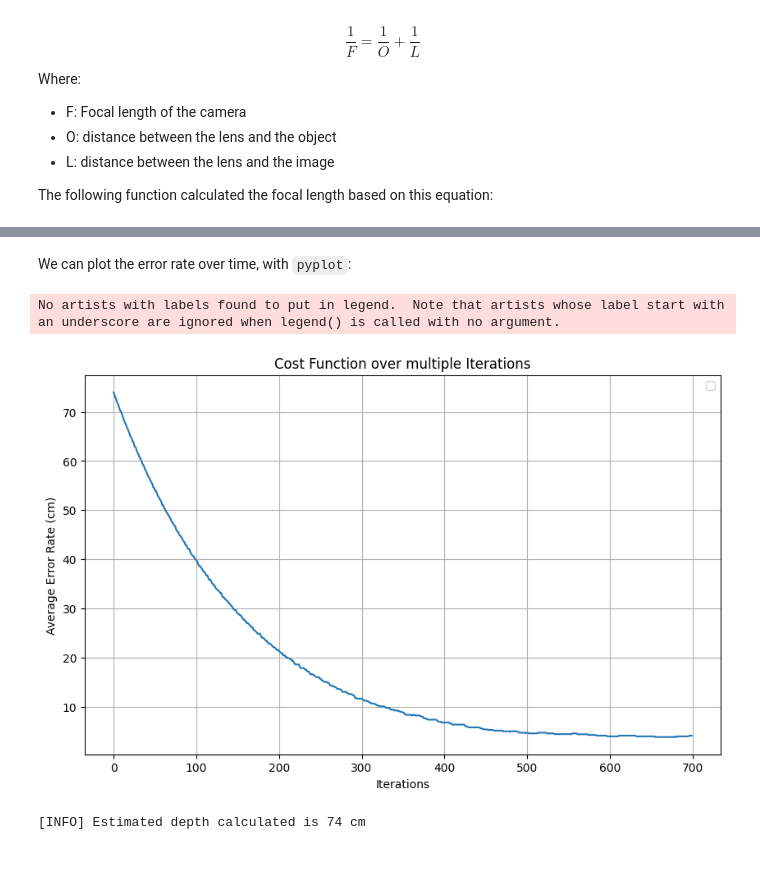
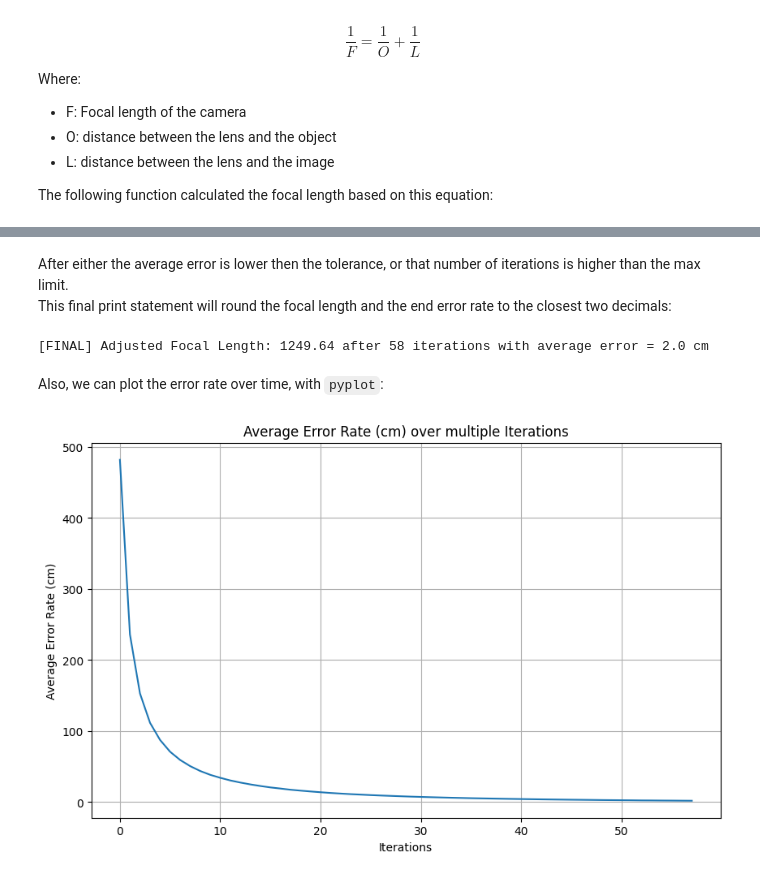
Before and after one commit to RIT-NTNU-Bachelor/case-study, a Jupyter notebook: distance_estimation.ipynb, the cells around one changed output, grey strips where cells are left out. Cells and saved outputs as stored; diff of their text form; code cells hidden in the pictures.

Commit message:
add: comments to some to estimation of focal length

```diff
--- a/distance_estimation.ipynb
+++ b/distance_estimation.ipynb
@@ -216,0 +170,6 @@ The focal length is suggested. To test it and to check if it the new focal lengt
+# %%
+def adjust_focal_length(detected_distance, actual_distance, current_focal_length, learning_rate):
+    error = actual_distance - detected_distance
+    adjustment = learning_rate * error  # Calculate the adjustment directly proportional to the error
+    new_focal_length = current_focal_length + adjustment  # Update the focal length by adding the adjustment
+    return new_focal_length
@@ -216,0 +186,19 @@ The focal length is suggested. To test it and to check if it the new focal lengt
+# %%
+# Initial focal length to a guess
+focal_length = 650
+
+# Collecting the error rate over time:
+errors = []
+
+# Tolerance for the average error in cm
+tolerance = 2.0
+
+# Set the learning rate and max amount of iterations
+learning_rate = 0.04
+max_iterations = 200
+
+# Set the error rate to a high number
+average_error = float('inf')
+
+# Count how many iterations
+iterations = 0
@@ -303,33 +254,21 @@ print(f"[FINAL] Adjusted Focal Length: {focal_length} after {iterations} iterati
+# %% [markdown]
+After either the average error is lower then the tolerance, or that number of iterations is higher than the max limit. <br>
+This final print statement will round the focal length and the end error rate to the closest two decimals:
+# %%
+# Printing the final Focal length
+print(f"[FINAL] Adjusted Focal Length: {round(focal_length,2)} after {iterations} iterations with average error = {round(average_error,2)} cm")
+# %% [output]
+[FINAL] Adjusted Focal Length: 1249.64 after 58 iterations with average error = 2.0 cm
 # %% [markdown]
-We can plot the error rate over time, with `pyplot`:
+Also, we can plot the error rate over time, with `pyplot`:
 # %%
 # Plotting the original and smoothed data
 pyplot.figure(figsize=(10, 6))
 pyplot.plot(errors)
-pyplot.title('Cost Function over multiple Iterations')
-pyplot.xlabel('Iterations')
-pyplot.ylabel('Average Error Rate (cm)')
-pyplot.legend()
+pyplot.title("Average Error Rate (cm) over multiple Iterations")
+pyplot.xlabel("Iterations")
+pyplot.ylabel("Average Error Rate (cm)")
 pyplot.grid(True)
 pyplot.show()
 # %% [output]
-No artists with labels found to put in legend.  Note that artists whose label start with an underscore are ignored when legend() is called with no argument.
-[figure, old version]
+[figure, new version]
-# %%
-# Check the first image
-path_to_image = dataset_dir + "20inches.jpg"
-image = preprocess_image(path_to_image)
-
-
-# Asserting that the image was read correctly
-assert image is not None, "ERROR: could not read image"
-
-# Detecting the face in the image with the CVZone measurement
-face = detect_face_cvzone(image, CVZONE_DETECTOR_MAX_ONE, detect_multiple_faces=False)
-assert len(face) == 468, "ERROR: could not detect the face in the image"
-
-# Calculate the estimate depth
-depth = estimate_depth(face, focal_length)
-print(f"[INFO] Estimated depth calculated is {depth} cm")
-# %% [output]
-[INFO] Estimated depth calculated is 74 cm
```
Also changed, not shown: parts of 12 cells of this notebook.
